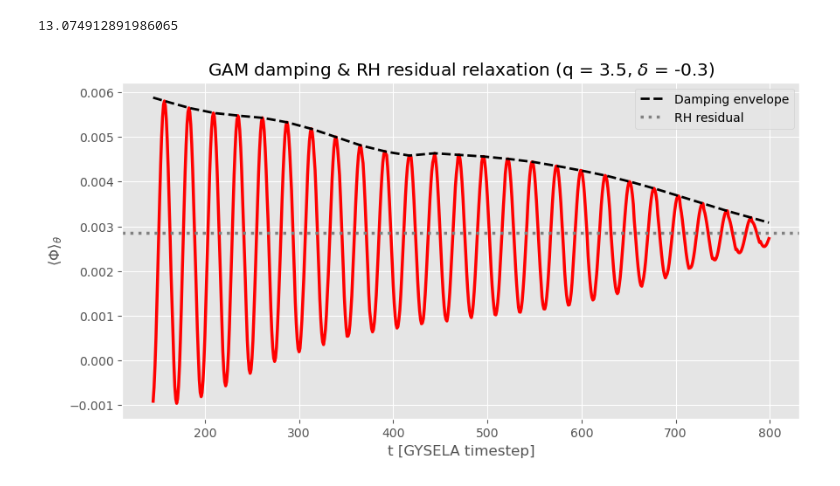
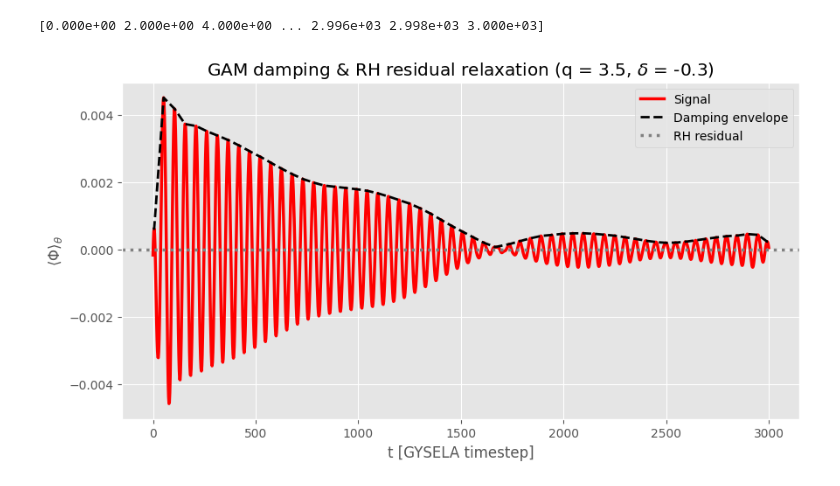
Before and after one commit to seferoni/GYSELA_utils, a Jupyter notebook: post-processing/scripts/exploratory_notebooks/rosenbluth_hinton_mn0.ipynb, the cells around one changed output. Cells and saved outputs as stored; diff of their text form; code cells hidden in the pictures.

Commit message:
Fixing growth rate extraction logic.

```diff
--- a/post-processing/scripts/exploratory_notebooks/rosenbluth_hinton_mn0.ipynb
+++ b/post-processing/scripts/exploratory_notebooks/rosenbluth_hinton_mn0.ipynb
@@ -13,28 +14,34 @@ from scipy import signal;
 # %%
 # Test inputs - delete when done!
-time_step = reader.fetch_data_from_h5("/home/thur0011/GYSELA/simulations_raw/fresh_batch_7.0/DN_DAYCASE_DELTASCAN_255X512_Q3.5_-0.3/sp0/Phi2D/Phi2D_d00000.h5")["deltat"].values;
-data_arrays = reader.compile_data_from_directory("Phirth_n0", "/home/thur0011/GYSELA/simulations_raw/fresh_batch_7.0/DN_DAYCASE_DELTASCAN_255X512_Q3.5_-0.3/sp0/Phi2D");
+delta_t = reader.fetch_data_from_h5("C:/Workspace/NSCC/local copies/raw_output_data/DN_DAYCASE_DELTASCAN_255X512_Q3.5_-0.3/sp0/Phi2D/Phi2D_d00000.h5")["deltat"].values;
+data_arrays = reader.compile_data_from_directory("Phirth_n0", "C:/Workspace/NSCC/local copies/raw_output_data/DN_DAYCASE_DELTASCAN_255X512_Q3.5_-0.3/sp0/Phi2D");
 # %%
+def plot_rosenbluth_hinton(phi2D_list, radial_index, delta_t, dt_diag, signal_band_pass = True):
+	# Signal isolation and data processing.
+	radial_time_series = utils.generate_poloidally_averaged_time_series(phi2D_list)[:, radial_index].values;
+	stride = utils.calculate_stride(delta_t, dt_diag);
 
-def plot_rosenbluth_hinton(phi2D_list, radial_index):
-	# Signal isolation and data processing.
-	time_series = utils.generate_poloidally_averaged_time_series(phi2D_list)[:, radial_index].values;
-	time_range = np.arange(len(time_series));
-	GAM_frequency = utils.extract_gam_frequency(phi2D_list, time_step, radial_index);
-	amplitude_envelope, residual_level = utils.generate_residual_envelope(time_series, time_step, GAM_frequency);
+	if signal_band_pass:
+		radial_time_series = utils.butterworth_band_pass_filter(radial_time_series, delta_t, 0.0005, 0.0025, stride);
+
+	# We recover the actual number of simulation time-steps here.
+	# This does not actually change the size of the array, only its spacing.
+	time_range = np.arange(len(radial_time_series)) * stride;
+	GAM_frequency = utils.extract_gam_frequency(phi2D_list, delta_t, radial_index);
+	amplitude_envelope, residual_level = utils.generate_residual_envelope(radial_time_series, GAM_frequency, dt_diag);
 
 	# Figure plotting logic.
 	plt.figure(figsize = (10, 5));
-	plt.plot(time_range[145:800], time_series[145:800], color = "red", lw = 2.5);
-	plt.plot(time_range[145:800], amplitude_envelope[145:800], color = "black", linestyle = "--", label= "Damping envelope", lw = 2.0);
+	plt.plot(time_range[:], radial_time_series[:], color = "red", lw = 2.5, label = "Signal");
+	plt.plot(time_range[:], amplitude_envelope[:], color = "black", linestyle = "--", label= "Damping envelope", lw = 2.0);
 	plt.axhline(y = residual_level, color = "gray", linestyle = ":", label = f"RH residual", lw = 2.5);
 	plt.xlabel("t [GYSELA timestep]");
 	plt.ylabel(r"$\langle \Phi \rangle_\theta$");
 	plt.title("GAM damping & RH residual relaxation (q = 3.5, $\delta$ = -0.3)");
 	plt.legend(frameon = True, loc = "upper right");
 	plt.show();
 
-plot_rosenbluth_hinton(data_arrays, 180);
+plot_rosenbluth_hinton(data_arrays, 180, delta_t, 50);
 # %% [output]
-13.074912891986065
+[0.000e+00 2.000e+00 4.000e+00 ... 2.996e+03 2.998e+03 3.000e+03]
-[figure, old version]
+[figure, new version]
```
Also changed, not shown: parts of 1 cell of this notebook, 1 other file.
